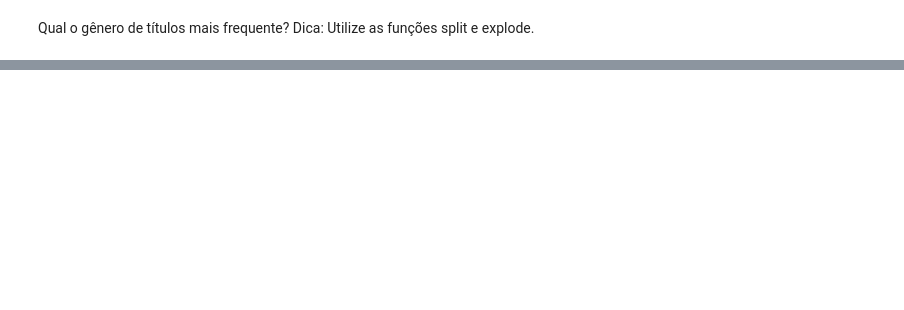
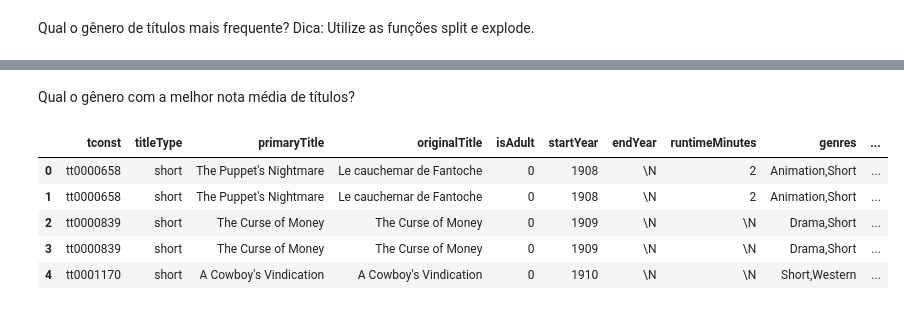
Before and after one commit to 6abi/bootcamp-dados-igti, a Jupyter notebook: semana02/desafio/desafio1.ipynb, the cells around one changed output, grey strips where cells are left out. Saved outputs shown, nothing was run; the diff lists cells and outputs as text; code cells hidden in the pictures; blank space fills up the shorter version.

```diff
--- a/semana02/desafio/desafio1.ipynb
+++ b/semana02/desafio/desafio1.ipynb
@@ -42,8 +114,18 @@ Dica: Utilize as funções split e explode.
+# %% [markdown]
+Qual o gênero com a melhor nota média de títulos?
 # %%
-  (
+(
     df_titles
+    .join(df_ratings, 'tconst', 'left')
     .withColumn('genres_array', f.split(f.col('genres'), ','))
     .withColumn('genres_unico', f.explode(f.col('genres_array')))
     .limit(5)
     .toPandas()
 )
+# %% [output]
+|  | tconst | titleType | primaryTitle | originalTitle | isAdult | startYear | endYear | runtimeMinutes | genres | ... |
+| 0 | tt0000658 | short | The Puppet's Nightmare | Le cauchemar de Fantoche | 0 | 1908 | \N | 2 | Animation,Short | ... |
+| 1 | tt0000658 | short | The Puppet's Nightmare | Le cauchemar de Fantoche | 0 | 1908 | \N | 2 | Animation,Short | ... |
+| 2 | tt0000839 | short | The Curse of Money | The Curse of Money | 0 | 1909 | \N | \N | Drama,Short | ... |
+| 3 | tt0000839 | short | The Curse of Money | The Curse of Money | 0 | 1909 | \N | \N | Drama,Short | ... |
+| 4 | tt0001170 | short | A Cowboy's Vindication | A Cowboy's Vindication | 0 | 1910 | \N | \N | Short,Western | ... |
```
Also changed, not shown: parts of 11 cells of this notebook, 1 other file.
